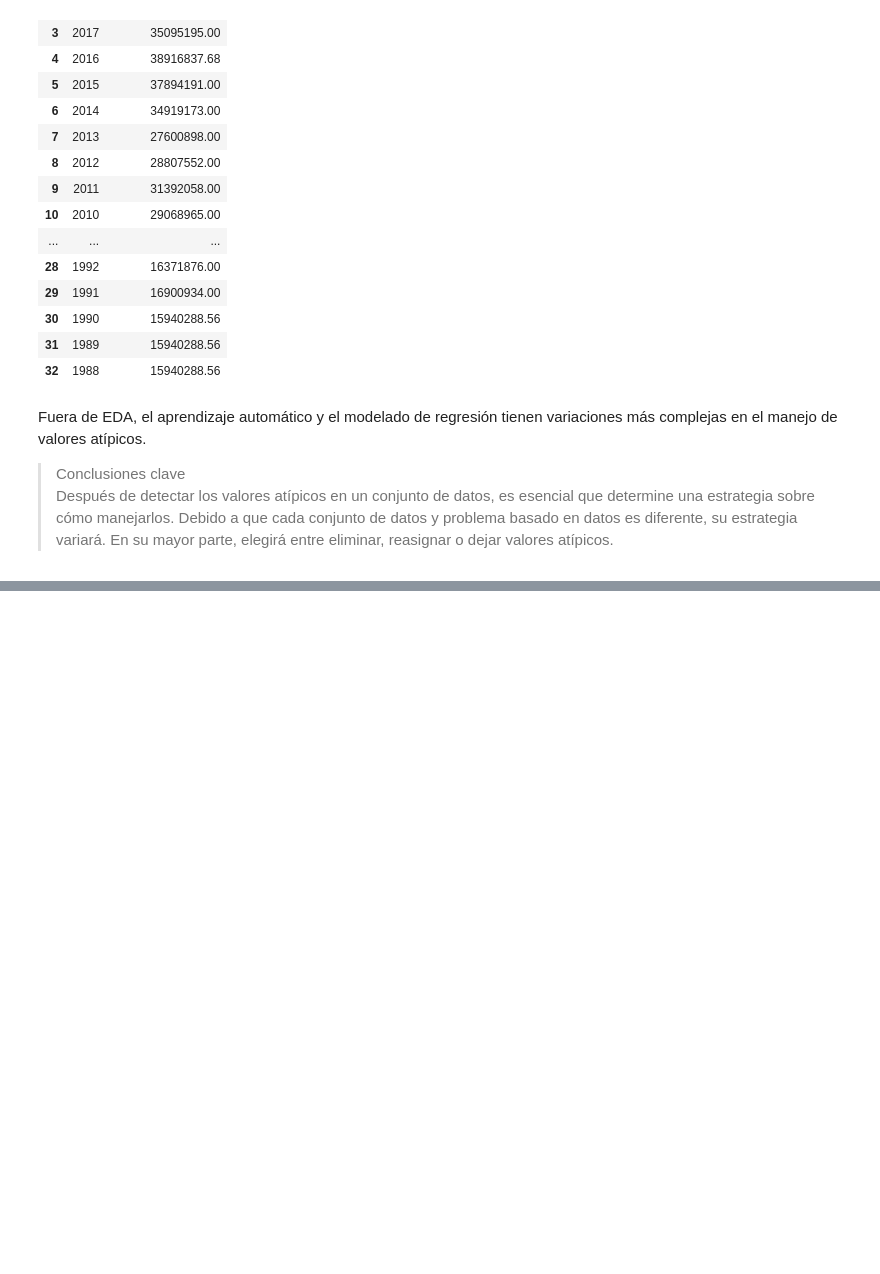
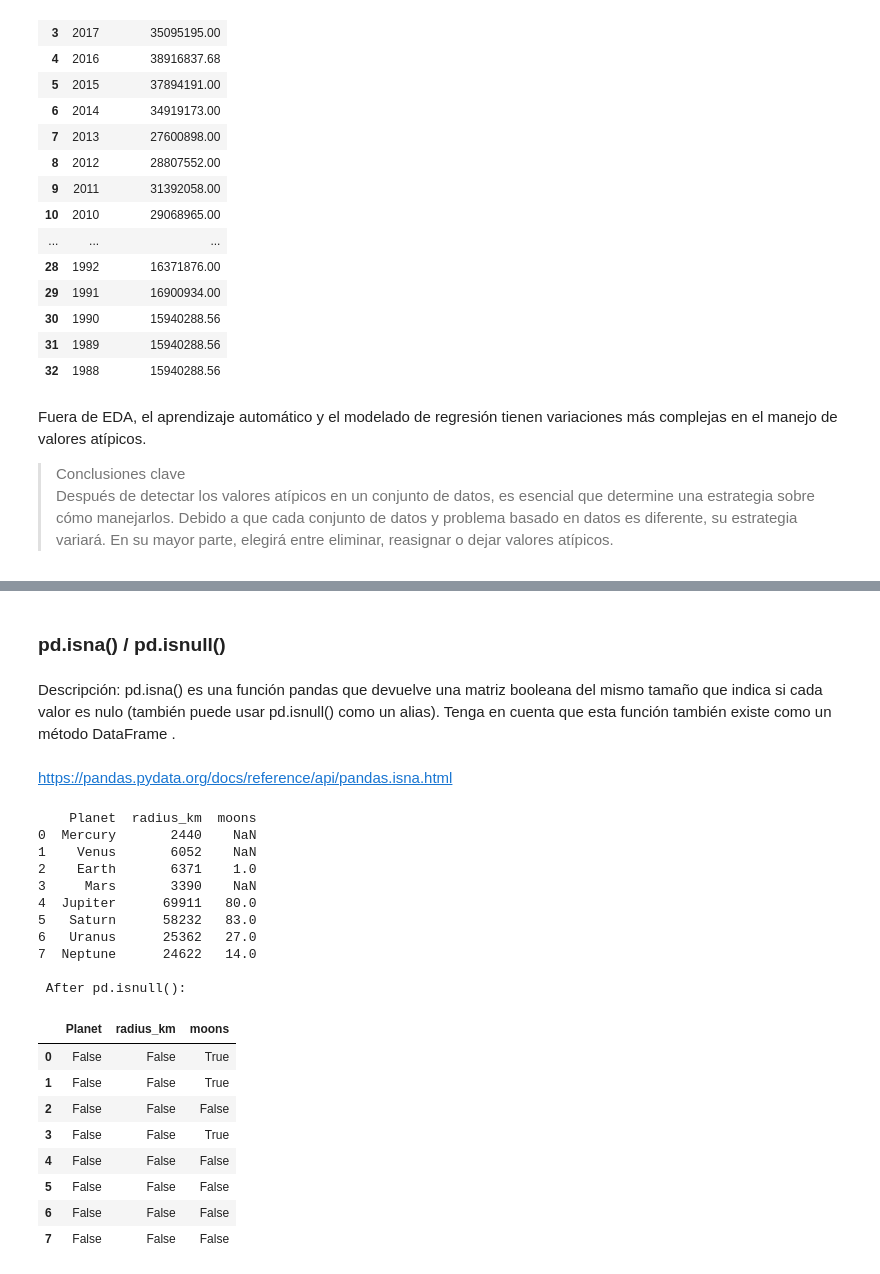
Before and after one commit to emipaz/Analisis-Datos-GADA, a Jupyter notebook: Curso_3/semana_3/Cómo manejar los valores atípicos.ipynb, the cells around one changed output, grey strips where cells are left out. Cells and saved outputs as stored; diff of their text form; code cells hidden in the pictures; blank space fills up the shorter version.

```diff
--- a/Curso_3/semana_3/Cómo manejar los valores atípicos.ipynb
+++ b/Curso_3/semana_3/Cómo manejar los valores atípicos.ipynb
@@ -191,0 +272,32 @@ Después de detectar los valores atípicos en un conjunto de datos, es esencial
+# %% [markdown]
+### pd.isna() / pd.isnull()
+# %% [markdown]
+
+Descripción: pd.isna() es una función pandas que devuelve una matriz booleana del mismo tamaño que indica si cada valor es nulo (también puede usar pd.isnull() como un alias). Tenga en cuenta que esta función también existe como un método DataFrame .
+# %% [markdown]
+https://pandas.pydata.org/docs/reference/api/pandas.isna.html
+# %%
+print(df)
+print('\n After pd.isnull(): \n')
+pd.isnull(df)
+# %% [output]
+    Planet  radius_km  moons
+0  Mercury       2440    NaN
+1    Venus       6052    NaN
+2    Earth       6371    1.0
+3     Mars       3390    NaN
+4  Jupiter      69911   80.0
+5   Saturn      58232   83.0
+6   Uranus      25362   27.0
+7  Neptune      24622   14.0
+
+ After pd.isnull():
+|  | Planet | radius_km | moons |
+| 0 | False | False | True |
+| 1 | False | False | True |
+| 2 | False | False | False |
+| 3 | False | False | True |
+| 4 | False | False | False |
+| 5 | False | False | False |
+| 6 | False | False | False |
+| 7 | False | False | False |
```
Also changed, not shown: parts of 47 cells of this notebook, 1 other file.
